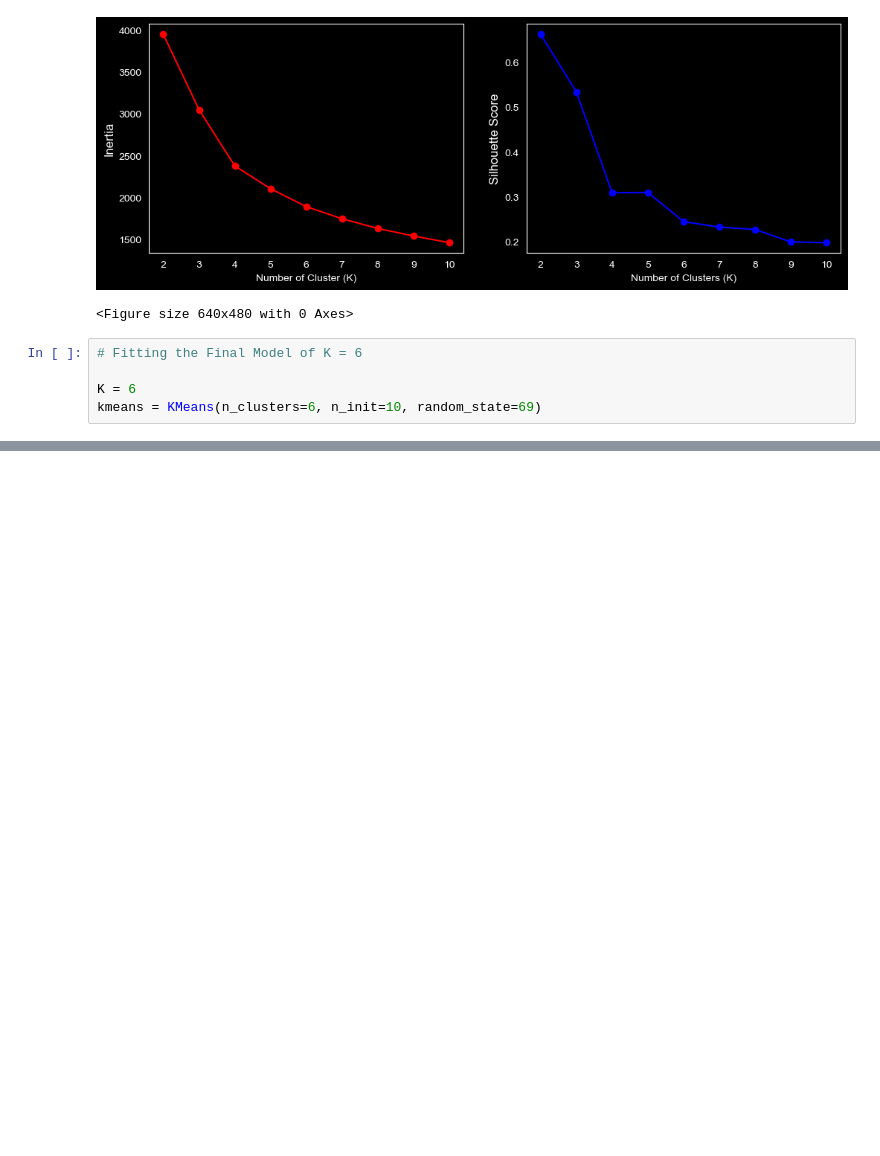
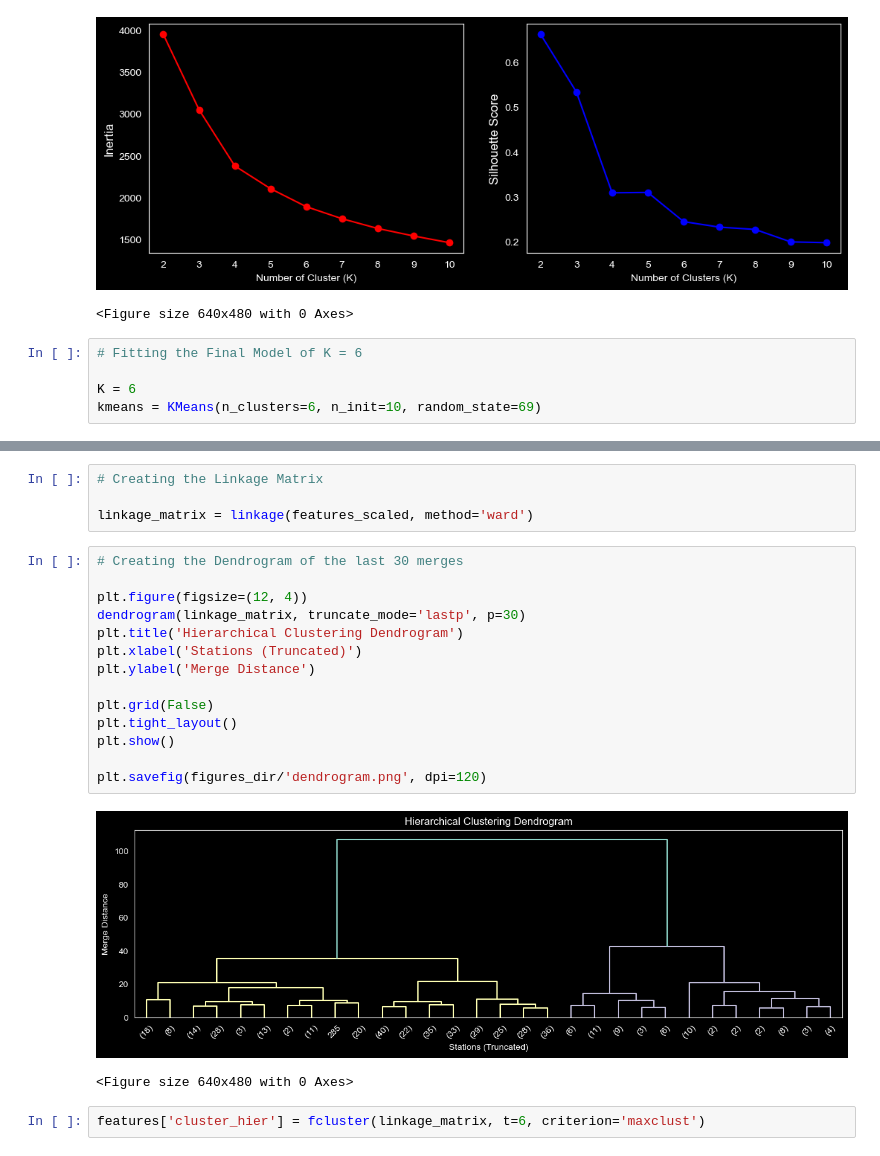
Before and after one commit to samaddmirzaa/london-transit-archetypes, a Jupyter notebook: notebooks/04_clustering.ipynb, the cells around one changed output, grey strips where cells are left out. Saved outputs shown, nothing was run; the diff lists cells and outputs as text; blank space fills up the shorter version.

```diff
--- a/notebooks/04_clustering.ipynb
+++ b/notebooks/04_clustering.ipynb
@@ -113,0 +113,23 @@ joblib.dump(kmeans, models_dir/'kmeans.joblib')
+# %%
+# Creating the Linkage Matrix
+
+linkage_matrix = linkage(features_scaled, method='ward')
+# %%
+# Creating the Dendrogram of the last 30 merges
+
+plt.figure(figsize=(12, 4))
+dendrogram(linkage_matrix, truncate_mode='lastp', p=30)
+plt.title('Hierarchical Clustering Dendrogram')
+plt.xlabel('Stations (Truncated)')
+plt.ylabel('Merge Distance')
+
+plt.grid(False)
+plt.tight_layout()
+plt.show()
+
+plt.savefig(figures_dir/'dendrogram.png', dpi=120)
+# %% [output]
+[figure, added]
+<Figure size 640x480 with 0 Axes>
+# %%
+features['cluster_hier'] = fcluster(linkage_matrix, t=6, criterion='maxclust')
```
Also changed, not shown: parts of 17 cells of this notebook, 3 other files.
